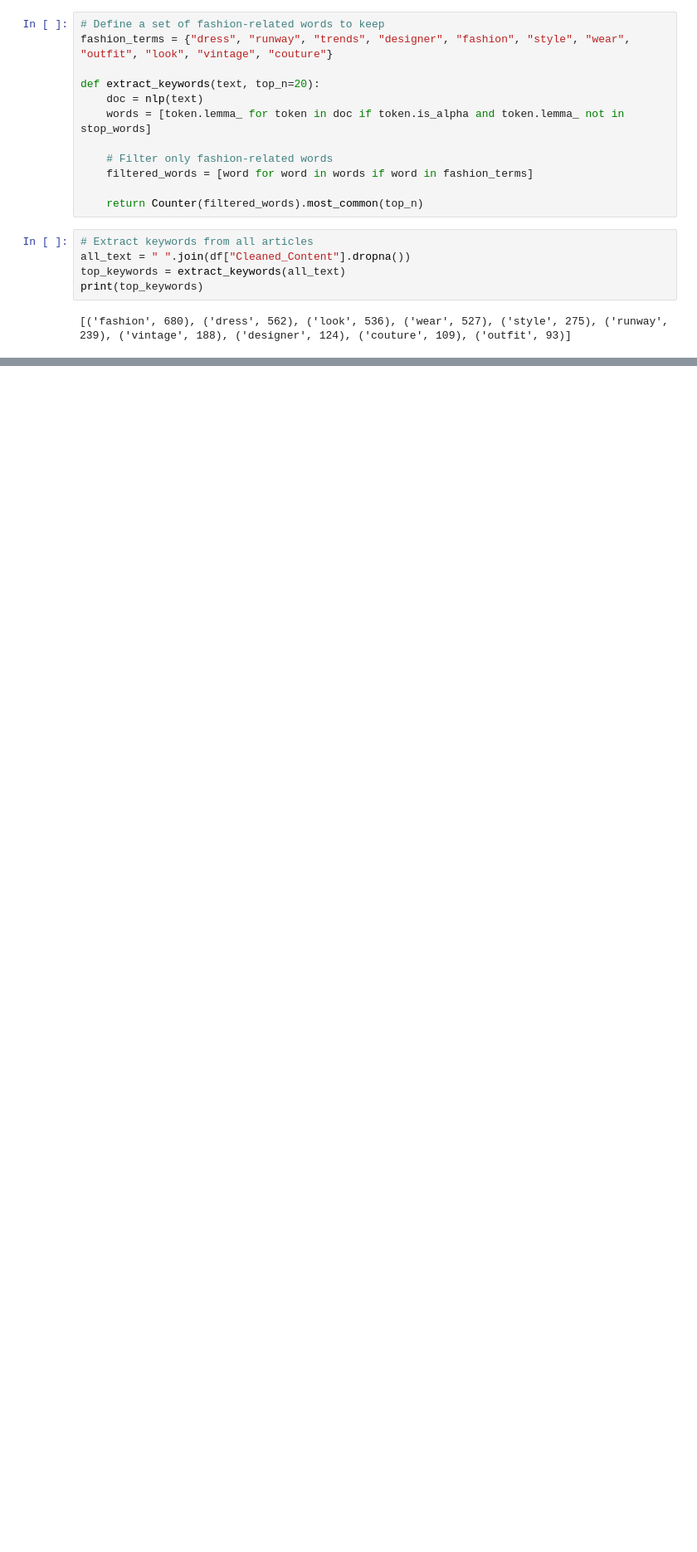
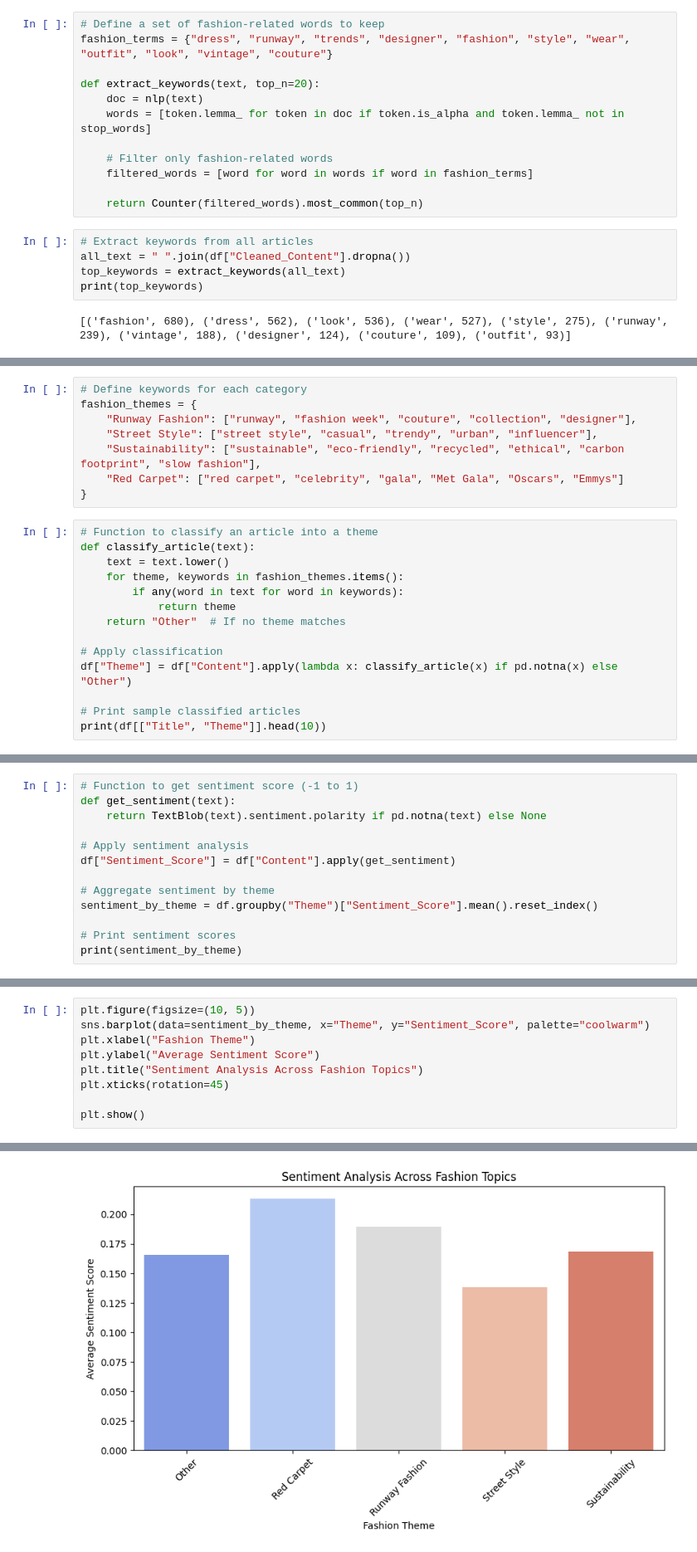
Before and after one commit to tessorastefan/fashion-trends-visualization, a Jupyter notebook: notebooks/eda.ipynb, the cells around one changed output, grey strips where cells are left out. Shown at 83% size. Drawn from its saved outputs; the diff is of its cells as text; blank space fills up the shorter version.

```diff
--- a/notebooks/eda.ipynb
+++ b/notebooks/eda.ipynb
@@ -79,0 +149,22 @@ plt.show()
+# %%
+# Define keywords for each category
+fashion_themes = {
+    "Runway Fashion": ["runway", "fashion week", "couture", "collection", "designer"],
+    "Street Style": ["street style", "casual", "trendy", "urban", "influencer"],
+    "Sustainability": ["sustainable", "eco-friendly", "recycled", "ethical", "carbon footprint", "slow fashion"],
+    "Red Carpet": ["red carpet", "celebrity", "gala", "Met Gala", "Oscars", "Emmys"]
+}
+# %%
+# Function to classify an article into a theme
+def classify_article(text):
+    text = text.lower()
+    for theme, keywords in fashion_themes.items():
+        if any(word in text for word in keywords):
+            return theme
+    return "Other"  # If no theme matches
+
+# Apply classification
+df["Theme"] = df["Content"].apply(lambda x: classify_article(x) if pd.notna(x) else "Other")
+
+# Print sample classified articles
+print(df[["Title", "Theme"]].head(10))
@@ -79,0 +183,13 @@ plt.show()
+# %%
+# Function to get sentiment score (-1 to 1)
+def get_sentiment(text):
+    return TextBlob(text).sentiment.polarity if pd.notna(text) else None
+
+# Apply sentiment analysis
+df["Sentiment_Score"] = df["Content"].apply(get_sentiment)
+
+# Aggregate sentiment by theme
+sentiment_by_theme = df.groupby("Theme")["Sentiment_Score"].mean().reset_index()
+
+# Print sentiment scores
+print(sentiment_by_theme)
@@ -79,0 +203,10 @@ plt.show()
+# %%
+plt.figure(figsize=(10, 5))
+sns.barplot(data=sentiment_by_theme, x="Theme", y="Sentiment_Score", palette="coolwarm")
+plt.xlabel("Fashion Theme")
+plt.ylabel("Average Sentiment Score")
+plt.title("Sentiment Analysis Across Fashion Topics")
+plt.xticks(rotation=45)
+
+plt.show()
+# %% [output]
@@ -79,0 +216 @@ plt.show()
+[figure, added]
```
Also changed, not shown: parts of 19 cells of this notebook, 3 other files.
